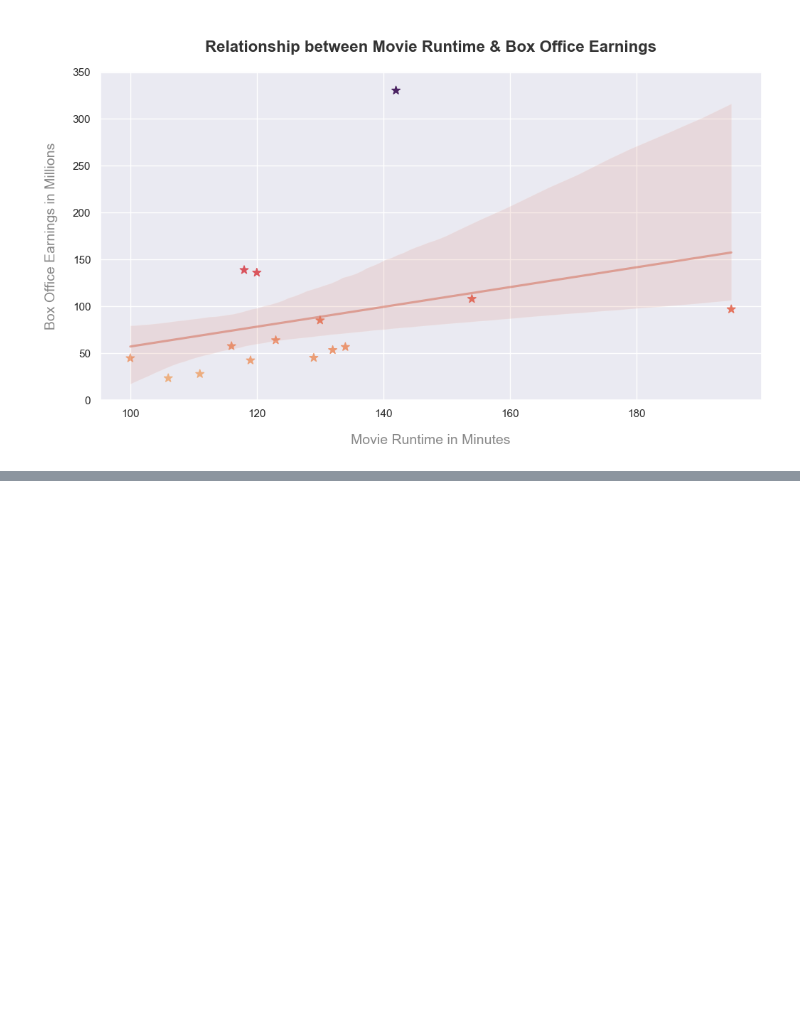
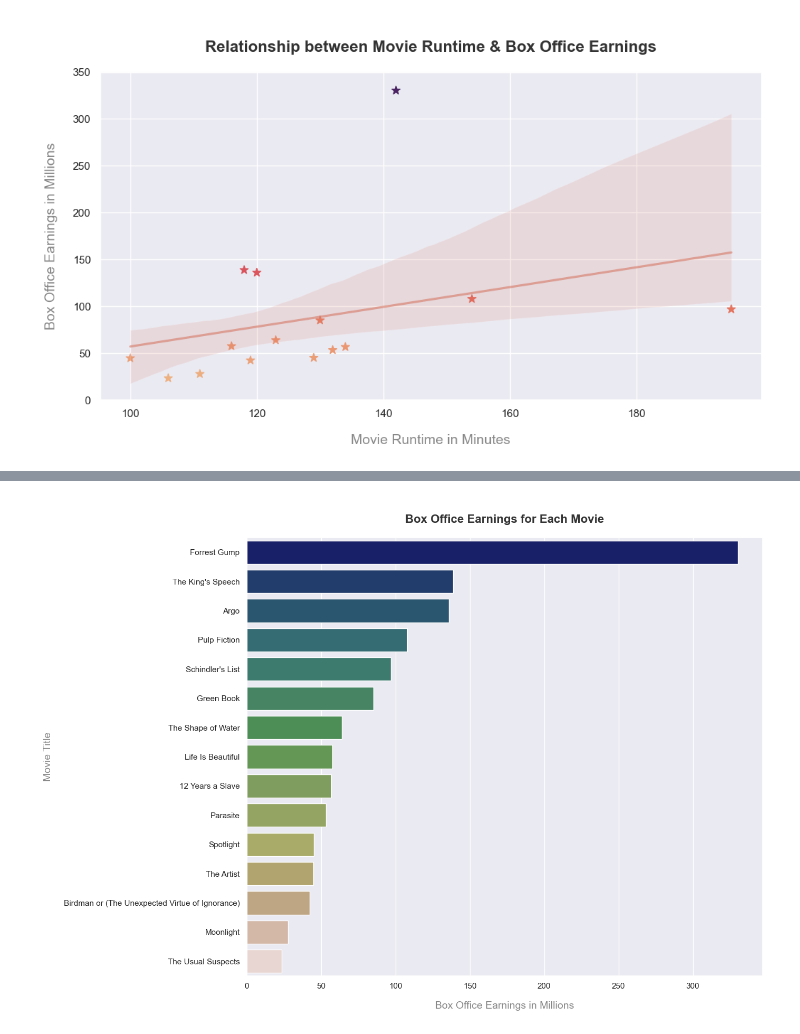
Before and after one commit to brian-jensen/datd-movie-api-analysis, a Jupyter notebook: movie_analysis.ipynb, the cells around one changed output, grey strips where cells are left out. Cells and saved outputs as stored; diff of their text form; code cells hidden in the pictures; blank space fills up the shorter version.

```diff
--- a/movie_analysis.ipynb
+++ b/movie_analysis.ipynb
@@ -234,7 +235,6 @@ plt.show()
 
 The regression line in the chart below shows a positive slope, indicating a positive correlation between runtime and box office earnings. This suggests that, in general, as runtime increases, box office earnings also increase.
 # %%
-movies_df[BOX_OFFICE_MIL] = TO_MIL
 y_upper_limit = movies_df[BOX_OFFICE_MIL].max() + 20
 
 fig, ax = plt.subplots(figsize=(12, 6))
@@ -252,0 +275,14 @@ plt.show()
+# %%
+sorted_movies_df = movies_df.sort_values(by=BOX_OFFICE, ascending=False)
+
+plt.figure(figsize=(14, 10))
+chart = sns.barplot(y=MOVIE_TITLE, x=BOX_OFFICE_MIL, data=sorted_movies_df,
+                    palette='gist_earth', orient='h')
+plt.title('\nBox Office Earnings for Each Movie')
+plt.xlabel(BOX_OFFICE_MIL)
+plt.ylabel(MOVIE_TITLE)
+
+plt.tight_layout()
+plt.show()
+# %% [output]
+[figure, added]
```
Also changed, not shown: parts of 2 cells of this notebook.
